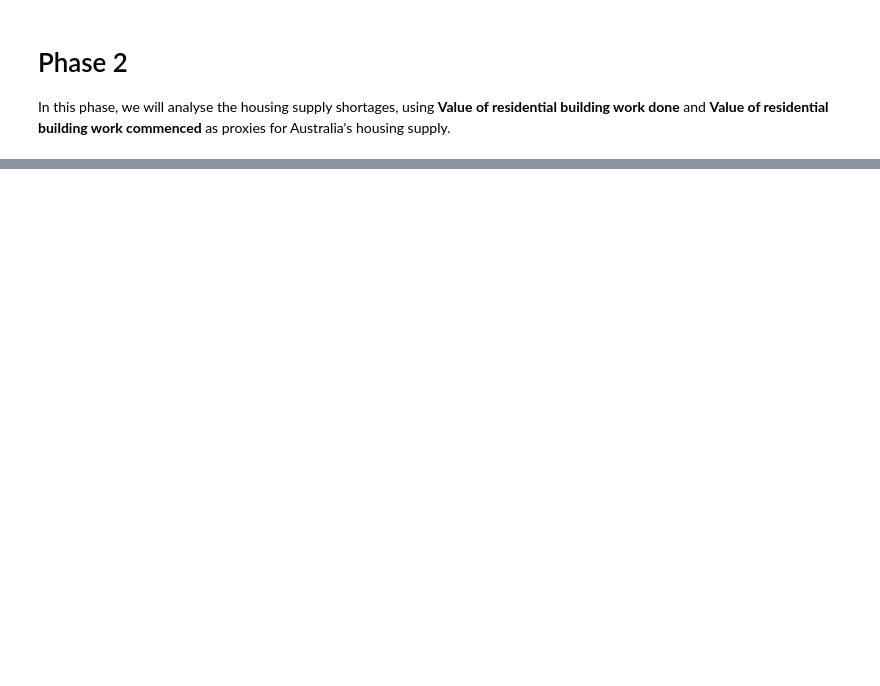
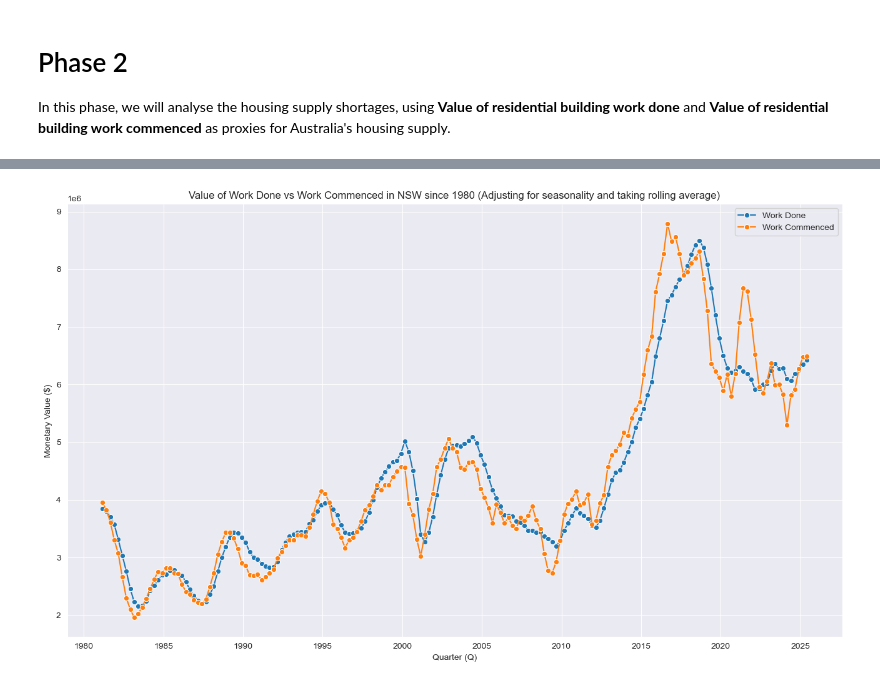
Before and after one commit to aydinkhan2005/Investigating-Factors-Affecting-Housing-in-Australia, a Jupyter notebook: notebooks/EDA_A.ipynb, the cells around one changed output, grey strips where cells are left out. Drawn from its saved outputs; the diff is of its cells as text; code cells hidden in the pictures; blank space fills up the shorter version.

```diff
--- a/notebooks/EDA_A.ipynb
+++ b/notebooks/EDA_A.ipynb
@@ -175,0 +309,7 @@ work_done
+# %%
+# get the data of work done adjusted for seasonality by the ABS
+work_done_AS = og_work_done.copy()
+work_done_AS = work_done_AS.loc[:, ['SA' in col for col in work_done_AS.columns]]
+vwd_deseasonalized = work_done_AS.iloc[:, 0]
+vwd_deseasonalized.name = 'VWD Deseasonalized (NSW)'
+vwd_deseasonalized
@@ -175,0 +330,10 @@ work_done
+# %%
+from statsmodels.tsa.seasonal import seasonal_decompose
+# deseasonalize the value of work commenced data. our data goes quarterly in terms of frequency
+TIME_PERIOD = 4
+vwc_data = work_commenced.iloc[:, 0]
+decompose_vwc = seasonal_decompose(vwc_data, period=TIME_PERIOD, model='additive')
+
+vwc_deseasonalized = vwc_data - decompose_vwc.seasonal
+vwc_deseasonalized.name = 'VWC Deseasonalized (NSW)'
+vwc_deseasonalized
@@ -175,0 +354,12 @@ work_done
+# %%
+vwc_trend = vwc_deseasonalized.rolling(window=4, center=True).mean()
+vwd_trend = vwd_deseasonalized.rolling(window=4, center=True).mean()
+fig, axes = plt.subplots(figsize=(16, 9))
+sns.lineplot(x=vwd_trend.index, y=vwd_trend, ax=axes, label='Work Done', marker='o')
+sns.lineplot(x=vwc_trend.index, y=vwc_trend, ax=axes, label='Work Commenced', marker='o')
+axes.set_xlabel('Quarter (Q)')
+axes.set_ylabel('Monetary Value ($)')
+axes.set_title('Value of Work Done vs Work Commenced in NSW since 1980 (Adjusting for seasonality and taking rolling average)')
+plt.show()
+# %% [output]
+[figure, added]
```
Also changed, not shown: parts of 12 cells of this notebook, 2 other files.
